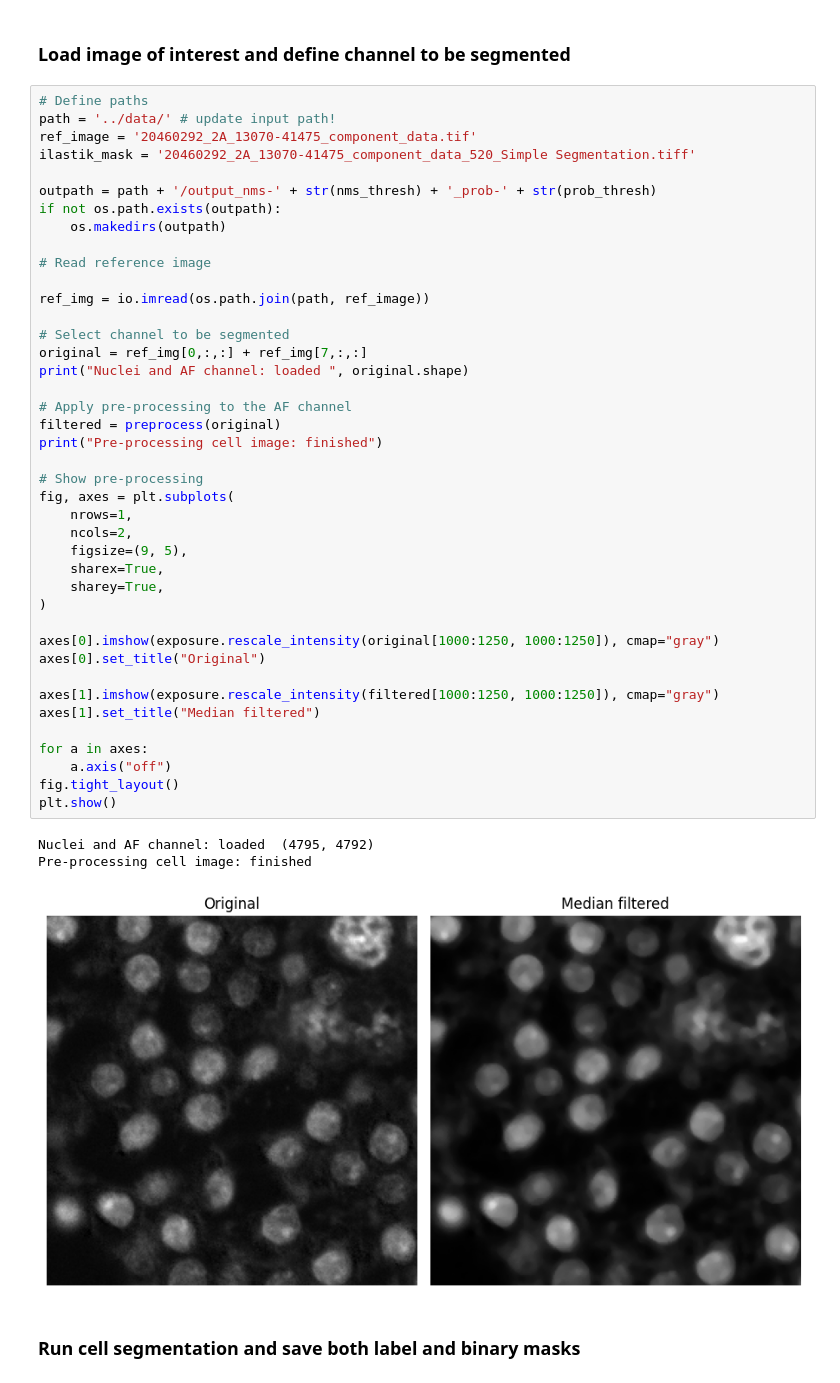
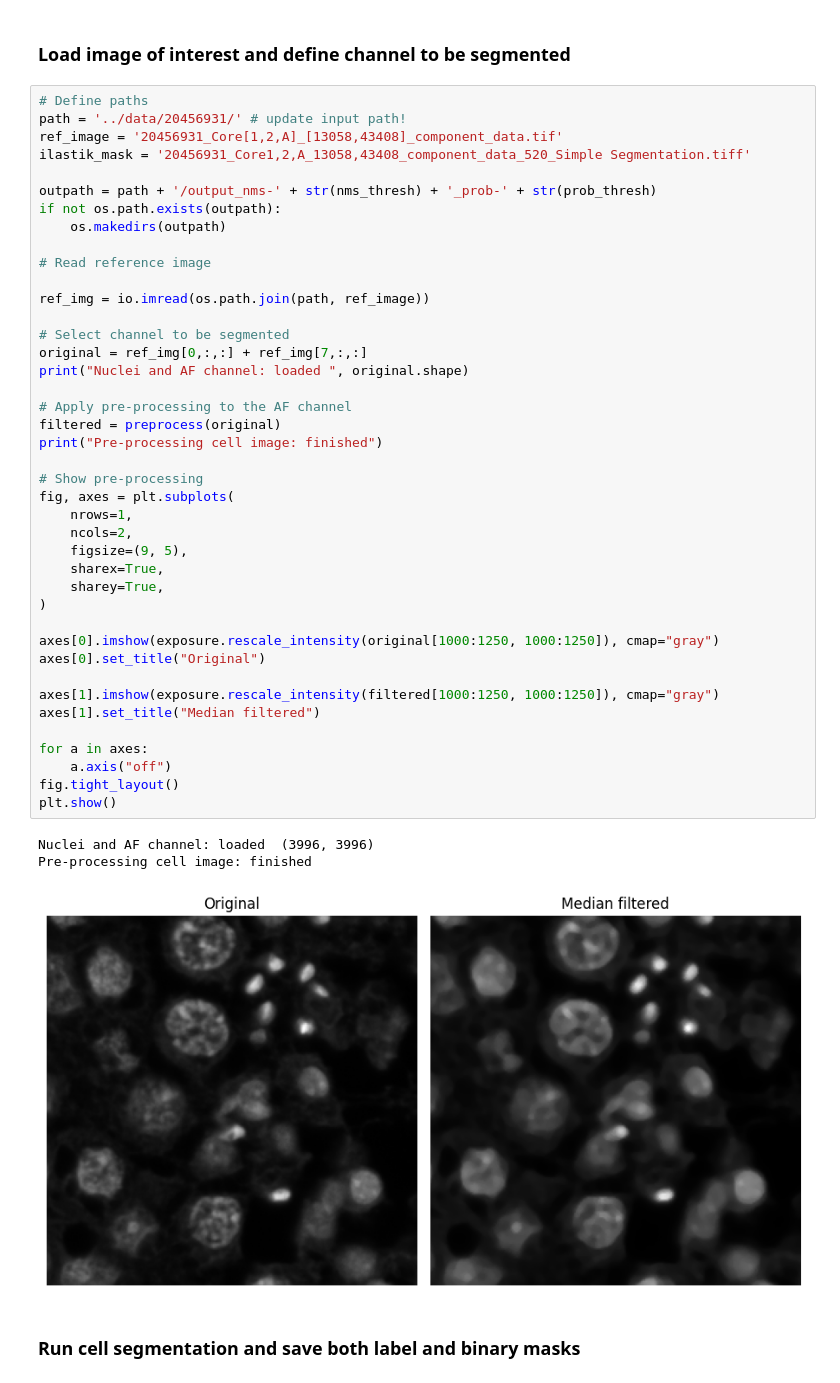
Before and after one commit to BIIFSweden/spermatogenesis-profiling, a Jupyter notebook: notebooks/pipeline_multiplexed.ipynb, the cells around one changed output. Cells and saved outputs as stored; diff of their text form.

```diff
--- a/notebooks/pipeline_multiplexed.ipynb
+++ b/notebooks/pipeline_multiplexed.ipynb
@@ -71,9 +71,9 @@ split = False
 ### Load image of interest and define channel to be segmented
 # %%
 # Define paths
-path = '../data/' # update input path!
-ref_image = '20460292_2A_13070-41475_component_data.tif'
-ilastik_mask = '20460292_2A_13070-41475_component_data_520_Simple Segmentation.tiff'
+path = '../data/20456931/' # update input path!
+ref_image = '20456931_Core[1,2,A]_[13058,43408]_component_data.tif'
+ilastik_mask = '20456931_Core1,2,A_13058,43408_component_data_520_Simple Segmentation.tiff'
 
 outpath = path + '/output_nms-' + str(nms_thresh) + '_prob-' + str(prob_thresh)
 if not os.path.exists(outpath):
@@ -85,35 +85,35 @@ ref_img = io.imread(os.path.join(path, ref_image))
 
 # Select channel to be segmented
 original = ref_img[0,:,:] + ref_img[7,:,:]
 print("Nuclei and AF channel: loaded ", original.shape)
 
 # Apply pre-processing to the AF channel
 filtered = preprocess(original)
 print("Pre-processing cell image: finished")
 
 # Show pre-processing
 fig, axes = plt.subplots(
     nrows=1,
     ncols=2,
     figsize=(9, 5),
     sharex=True,
     sharey=True,
 )
 
 axes[0].imshow(exposure.rescale_intensity(original[1000:1250, 1000:1250]), cmap="gray")
 axes[0].set_title("Original")
 
 axes[1].imshow(exposure.rescale_intensity(filtered[1000:1250, 1000:1250]), cmap="gray")
 axes[1].set_title("Median filtered")
 
 for a in axes:
     a.axis("off")
 fig.tight_layout()
 plt.show()
 # %% [output]
-Nuclei and AF channel: loaded  (4795, 4792)
+Nuclei and AF channel: loaded  (3996, 3996)
 Pre-processing cell image: finished
-[figure, old version]
+[figure, new version]
 # %% [markdown]
 ### Run cell segmentation and save both label and binary masks
 # %%
```
Also changed, not shown: parts of 9 cells of this notebook, 1 other file.
